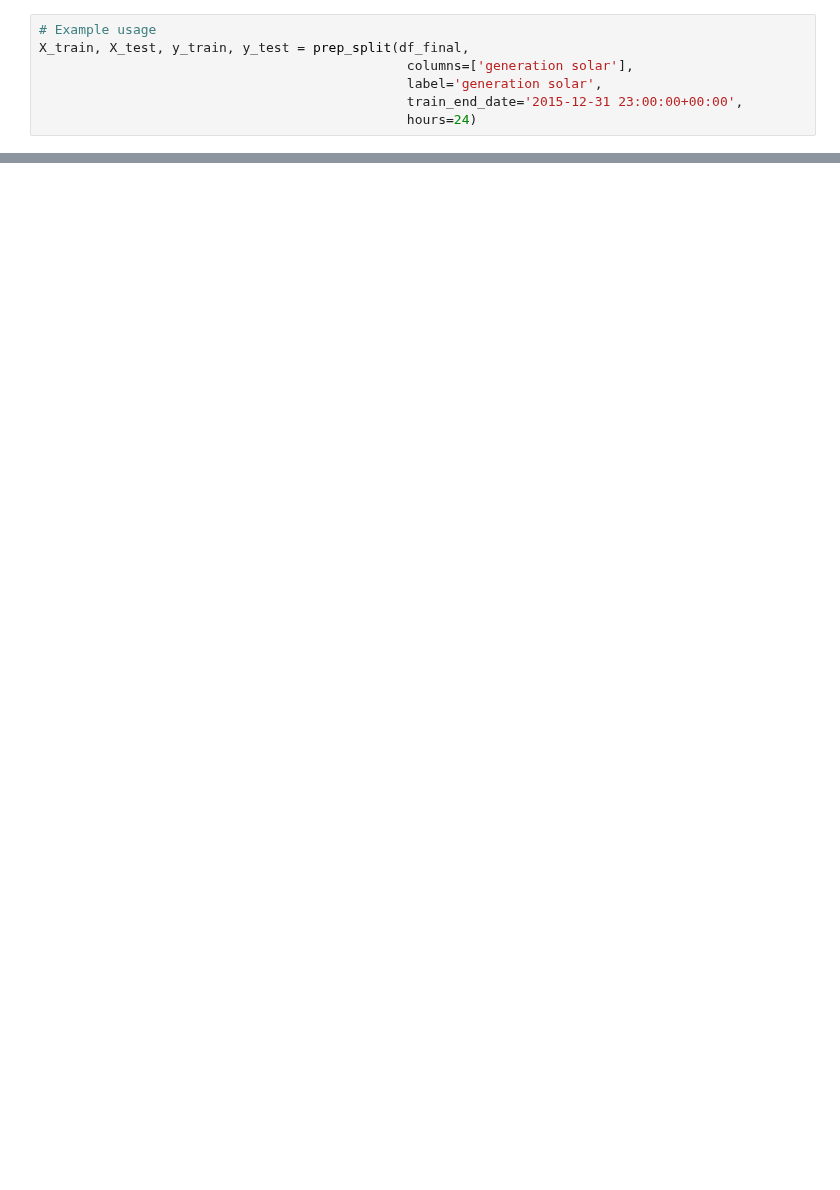
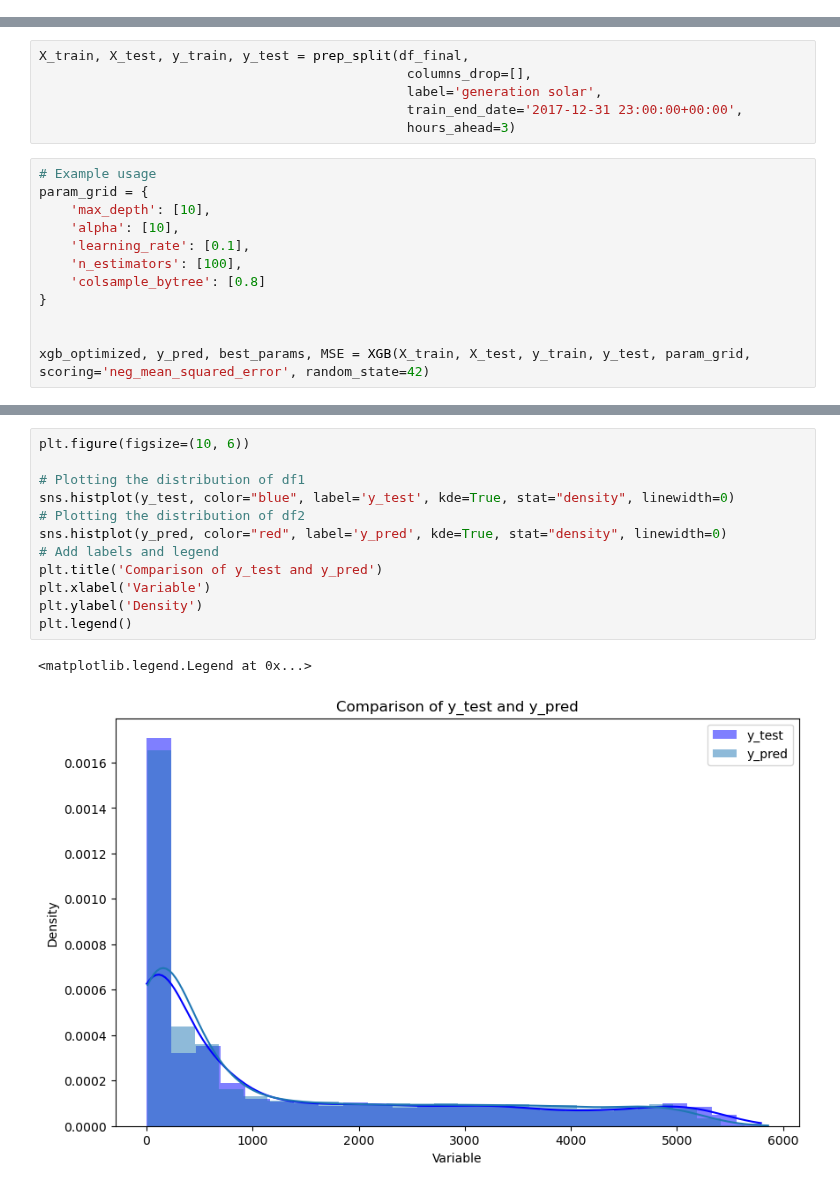
Before and after one commit to MDS-Mountain-Club/MDS_ML_Project, a Jupyter notebook: XGboost/JohannesXGBoost.ipynb, the cells around one changed output, grey strips where cells are left out. Drawn from its saved outputs; the diff is of its cells as text; blank space fills up the shorter version.

```diff
--- a/XGboost/JohannesXGBoost.ipynb
+++ b/XGboost/JohannesXGBoost.ipynb
@@ -148,7 +0,0 @@ def prep_split(df, columns, label, train_end_date, hours):
-# %%
-# Example usage
-X_train, X_test, y_train, y_test = prep_split(df_final,
-                                               columns=['generation solar'],
-                                               label='generation solar',
-                                               train_end_date='2015-12-31 23:00:00+00:00',
-                                               hours=24)
@@ -260,0 +132,18 @@ For 24 hours ahead, best parameters are: {'alpha': 10, 'colsample_bytree': 0.8,
+# %%
+X_train, X_test, y_train, y_test = prep_split(df_final,
+                                               columns_drop=[],
+                                               label='generation solar',
+                                               train_end_date='2017-12-31 23:00:00+00:00',
+                                               hours_ahead=3)
+# %%
+# Example usage
+param_grid = {
+    'max_depth': [10],
+    'alpha': [10],
+    'learning_rate': [0.1],
+    'n_estimators': [100],
+    'colsample_bytree': [0.8]
+}
+
+
+xgb_optimized, y_pred, best_params, MSE = XGB(X_train, X_test, y_train, y_test, param_grid, scoring='neg_mean_squared_error', random_state=42)
@@ -260,0 +178,15 @@ For 24 hours ahead, best parameters are: {'alpha': 10, 'colsample_bytree': 0.8,
+# %%
+plt.figure(figsize=(10, 6))
+
+# Plotting the distribution of df1
+sns.histplot(y_test, color="blue", label='y_test', kde=True, stat="density", linewidth=0)
+# Plotting the distribution of df2
+sns.histplot(y_pred, color="red", label='y_pred', kde=True, stat="density", linewidth=0)
+# Add labels and legend
+plt.title('Comparison of y_test and y_pred')
+plt.xlabel('Variable')
+plt.ylabel('Density')
+plt.legend()
+# %% [output]
+<matplotlib.legend.Legend at 0x...>
+[figure, added]
```
Also changed, not shown: parts of 35 cells of this notebook, 2 other files.
